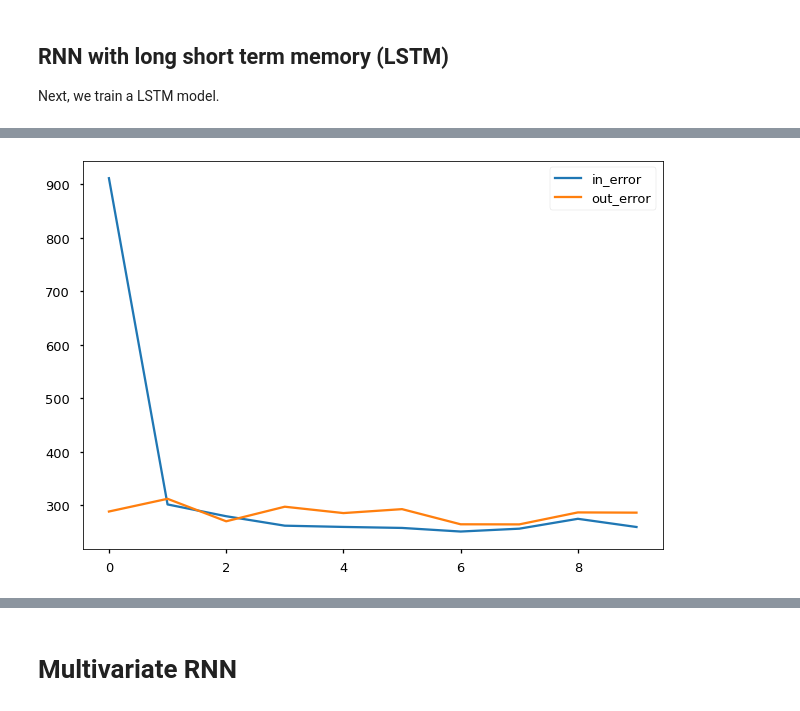
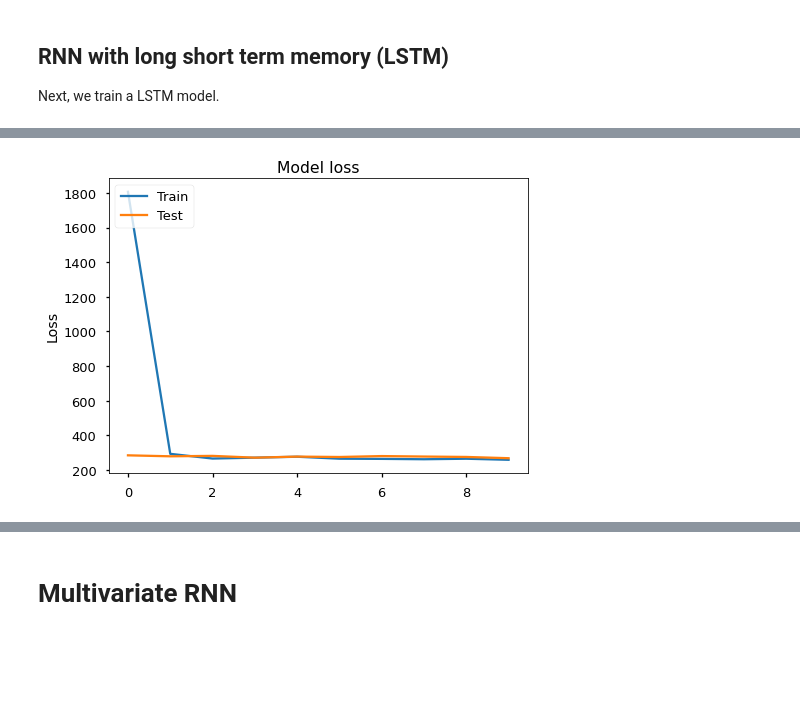
Before and after one commit to sraeisi/Machine_Learning_Physics_Winter20, a Jupyter notebook: Chpt6/MLP_Chpt6_Lec1_RNN.ipynb, the cells around one changed output, grey strips where cells are left out. Cells and saved outputs as stored; diff of their text form; code cells hidden in the pictures; blank space fills up the shorter version.

```diff
--- a/Chpt6/MLP_Chpt6_Lec1_RNN.ipynb
+++ b/Chpt6/MLP_Chpt6_Lec1_RNN.ipynb
@@ -397,13 +402,16 @@ Epoch 10/10
-# %%
-plt.plot(history.history['loss'], label='in_error')
-plt.plot(history.history['val_loss'], label='out_error')
-plt.title = 'Loss of the model'
-plt.xlabel = 'Time (Epochs)'
-plt.ylabel = 'Loss'
-plt.legend(loc=0)
-plt.show()
-# %% [output]
-[figure, removed]
+# %%
+# Plot training & validation accuracy values
+fig = plt.figure(figsize=(7,5))
+# Plot training & validation loss values
+ax = fig.add_subplot(1,1,1, title = 'Model loss', ylabel= 'Loss')
+plt.plot(history.history['loss'])
+plt.plot(history.history['val_loss'])
+plt.legend(['Train', 'Test'], loc='upper left')
+
+plt.tight_layout()
+plt.show()
+# %% [output]
+[figure, added]
 # %%
 '''
 Now we use the model to predict the sunspots for the missing month
```
Also changed, not shown: parts of 20 cells of this notebook.
